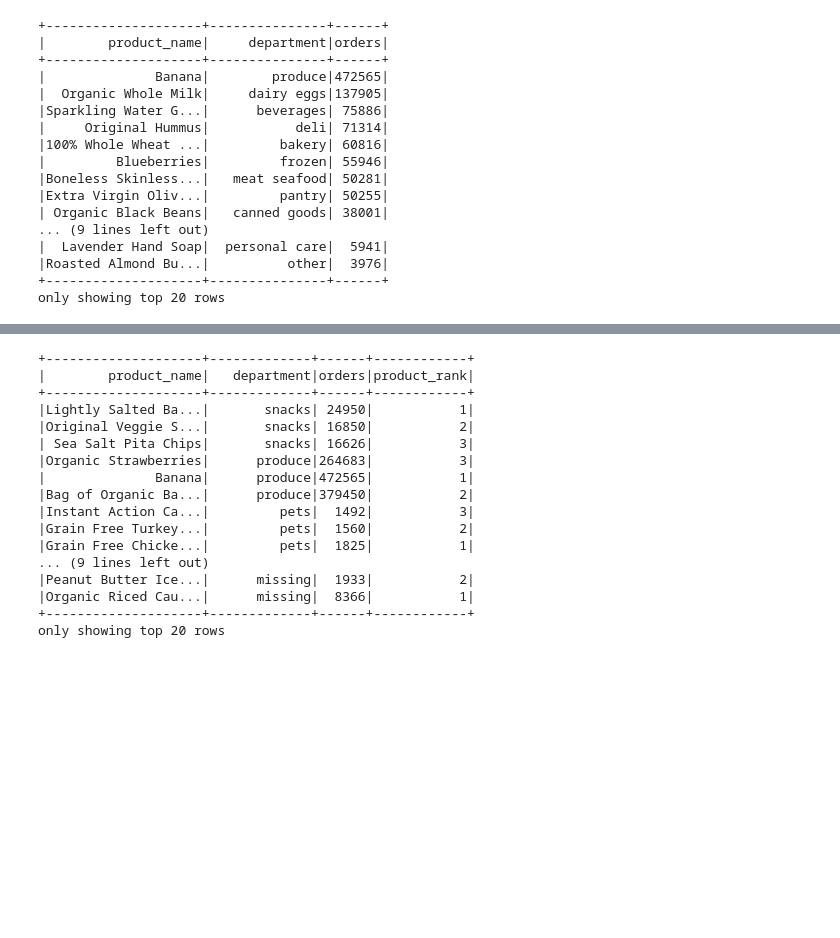
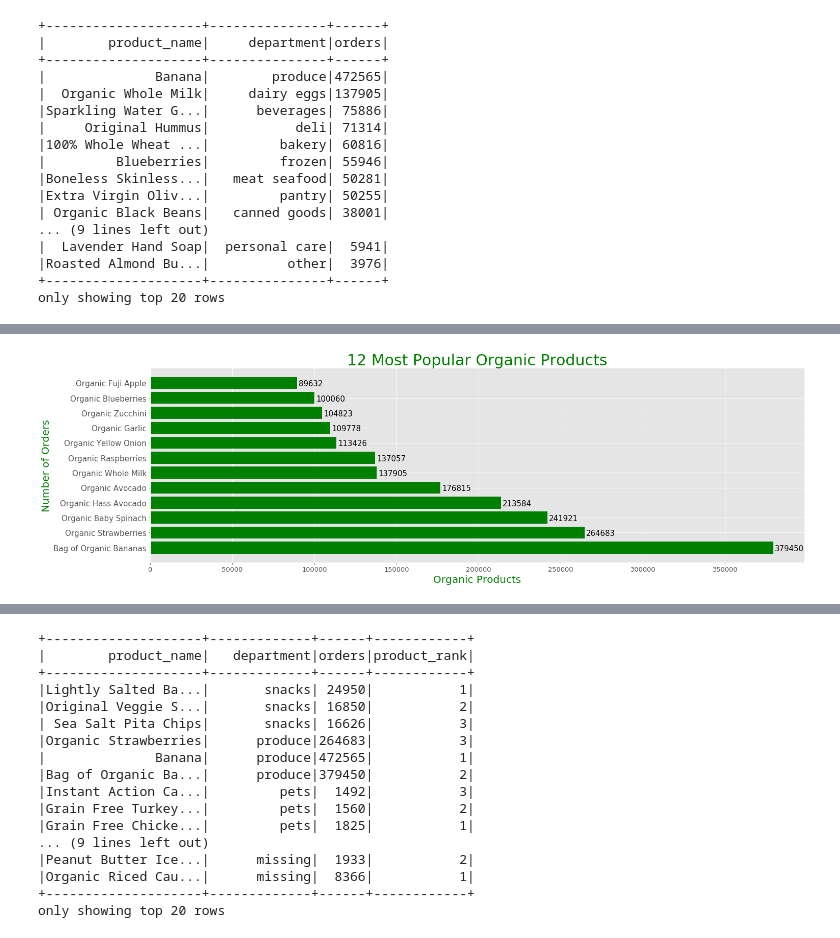
Before and after one commit to WinrichSy/Capstone_Instagram, a Jupyter notebook: Capstone 1 Instacart.ipynb, the cells around one changed output, grey strips where cells are left out. Drawn from its saved outputs; the diff is of its cells as text; code cells hidden in the pictures; blank space fills up the shorter version.

```diff
--- a/Capstone 1 Instacart.ipynb
+++ b/Capstone 1 Instacart.ipynb
@@ -362,0 +374,31 @@ fig, ax = plt.subplots(figsize=(15,6))
+# %%
+#3. Querying to get just organic items, then get the top 20
+query = '''SELECT products.product_name, COUNT(orders_prior.product_id) as orders
+            FROM products
+            LEFT JOIN orders_prior
+            ON products.product_id = orders_prior.product_id
+            WHERE product_name LIKE "%Organic%"
+            GROUP BY products.product_name
+            ORDER BY orders DESC
+            LIMIT 12
+            '''
+
+most_organics = spark.sql(query)
+# %%
+#3.1 Print Out Bar Graph
+#TODO:
+most_organics_df = most_organics.toPandas()
+
+fig, ax = plt.subplots(figsize=(23,7))
+popular_organic_items = ax.barh(most_organics_df['product_name'], most_organics_df['orders'], color = 'green', align='center')
+plt.xticks(size = 13, rotation=0)
+plt.yticks(size = 15)
+plt.xlabel('Organic Products', size=20, color='green')
+plt.ylabel('Number of Orders', size=20, color='green')
+plt.title('12 Most Popular Organic Products', fontsize=30, color='green')
+
+autolabel_h(popular_organic_items)
+
+plt.show()
+# %% [output]
+[figure, added]
```
Also changed, not shown: parts of 20 cells of this notebook.
